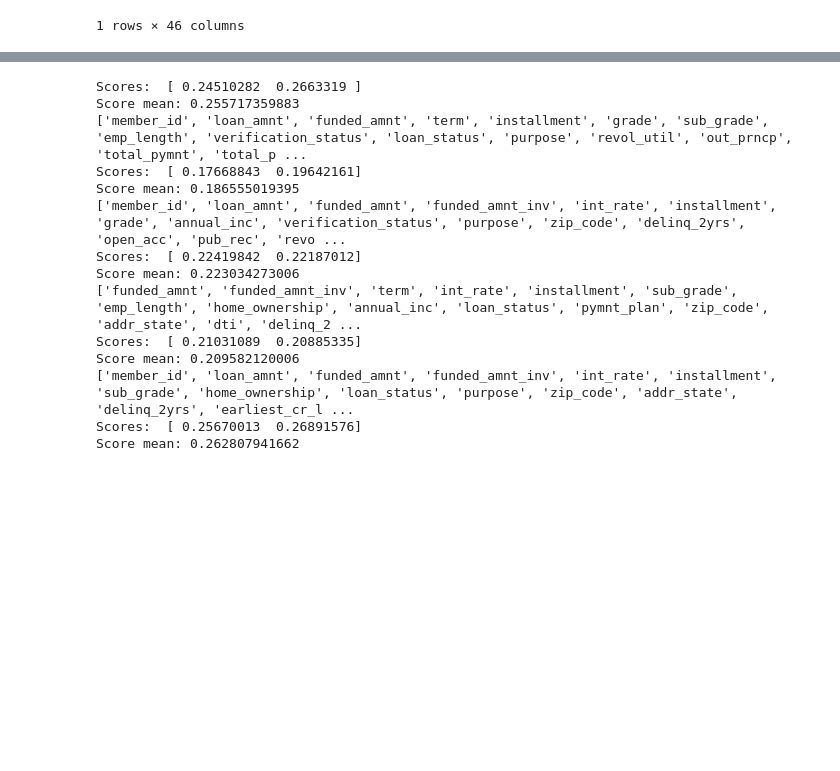
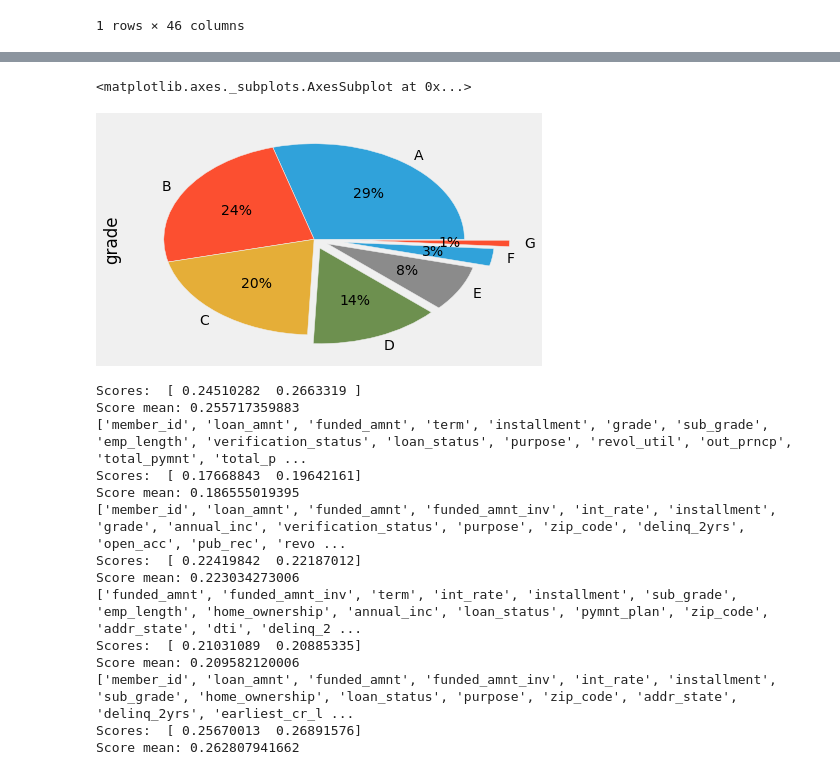
Before and after one commit to Nosdrowia/MLProject, a Jupyter notebook: LendingClub.ipynb, the cells around one changed output, grey strips where cells are left out. Cells and saved outputs as stored; diff of their text form; code cells hidden in the pictures; blank space fills up the shorter version.

```diff
--- a/LendingClub.ipynb
+++ b/LendingClub.ipynb
@@ -60,3 +105,10 @@ data.head(1)
+# %%
+# Pie chart representing grade distributions
+explode = (0,0,0,0.1,0.1,0.2,0.3)
+data['grade'].value_counts().plot.pie(labels=['A', 'B', 'C', 'D', 'E', 'F', 'G'], explode=explode, autopct='%1.0f%%',)
+# %% [output]
+<matplotlib.axes._subplots.AxesSubplot at 0x...>
+[figure, added]
 # %%
 #use this function to randomly select the features
 #we should look at a few thousand scenarios as we explore the best scores
```
Also changed, not shown: parts of 4 cells of this notebook.
